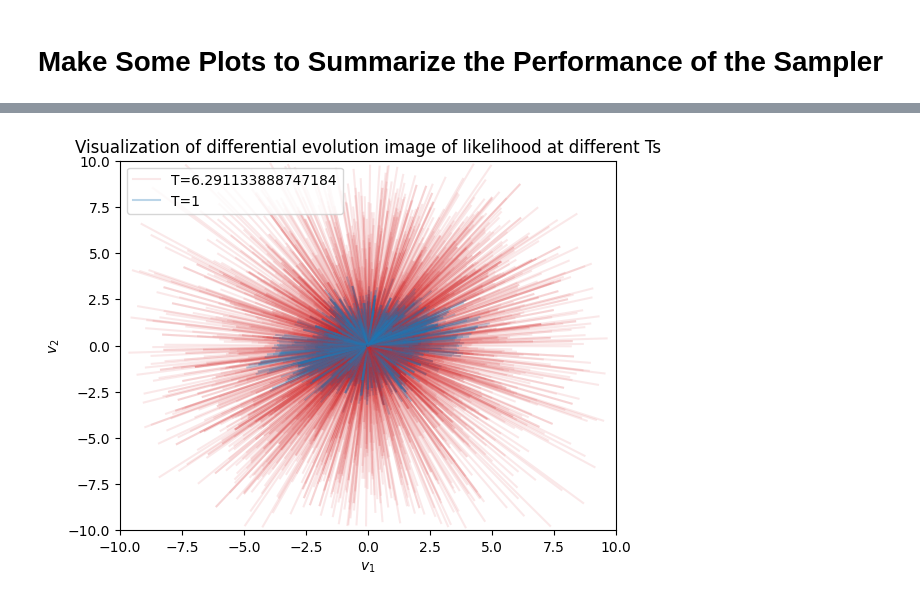
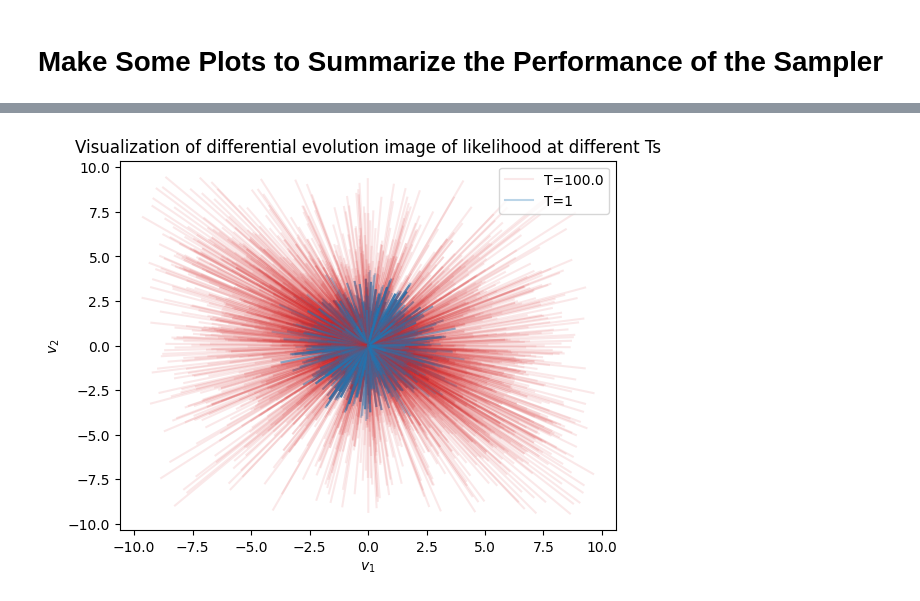
Before and after one commit to mcdigman/DTMCMC, a Jupyter notebook: demo_gaussian.ipynb, the cells around one changed output, grey strips where cells are left out. Cells and saved outputs as stored; diff of their text form; code cells hidden in the pictures.

```diff
--- a/demo_gaussian.ipynb
+++ b/demo_gaussian.ipynb
@@ -133,7 +133,7 @@ strategy_params = ProposalStrategyParameters(de_size=de_size,sigma_default=100.)
 # The geometric ladder works particularly well when the likelihood is nearly Gaussian
 # Other ladder designs may work better in other cases
 
-use_geo_ladder = False
+use_geo_ladder = True
 if use_geo_ladder:
     # use default geometric ladder
     T_ladder = TemperatureLadder(n_chain, n_cold=n_cold, T_max=T_max)
@@ -388,33 +396,33 @@ plt.legend(['Original','Improved','File'])
 # It can suffer in very high dimensional problems
 # An advantage of combining it with parallel tempering is that it can learn
 # the structure at multiple different temperatures at once
 
 # Here is a visualization of what the differential evolution buffer learns
 
 buffer_cold = de_manager.de_buffer[:,0,:]
 buffer_hot = de_manager.de_buffer[:,-1,:]
 n_samples = 50
 
 samples_sel = np.random.randint(0,buffer_cold.shape[0],n_samples)
 buffer_samples_cold = buffer_cold[samples_sel]
 buffer_samples_hot = buffer_hot[samples_sel]
 
 
 for itrd1 in range(buffer_samples_cold.shape[0]):
     for itrd2 in range(buffer_samples_cold.shape[0]):
         if itrd1 != itrd2:
             diff_cold = buffer_samples_cold[itrd1]-buffer_samples_cold[itrd2]
             diff_hot = buffer_samples_hot[itrd1]-buffer_samples_hot[itrd2]
 
             plt.plot([0,diff_hot[0]],[0,diff_hot[1]],color='tab:red',alpha=0.1)
             plt.plot([0,diff_cold[0]],[0,diff_cold[1]],color='tab:blue',alpha=0.3)
 
 plt.xlabel(r'$v_1$')
 plt.ylabel(r'$v_2$')
-plt.xlim(-10,10)
-plt.ylim(-10,10)
+#plt.xlim(-10,10)
+#plt.ylim(-10,10)
 plt.legend(['T='+str(mcc.Ts[-2]),'T=1'],loc=0)
 plt.title('Visualization of differential evolution image of likelihood at different Ts')
 plt.show()
 # %% [output]
-[figure, old version]
+[figure, new version]
```
Also changed, not shown: parts of 8 cells of this notebook, 1 other file.
